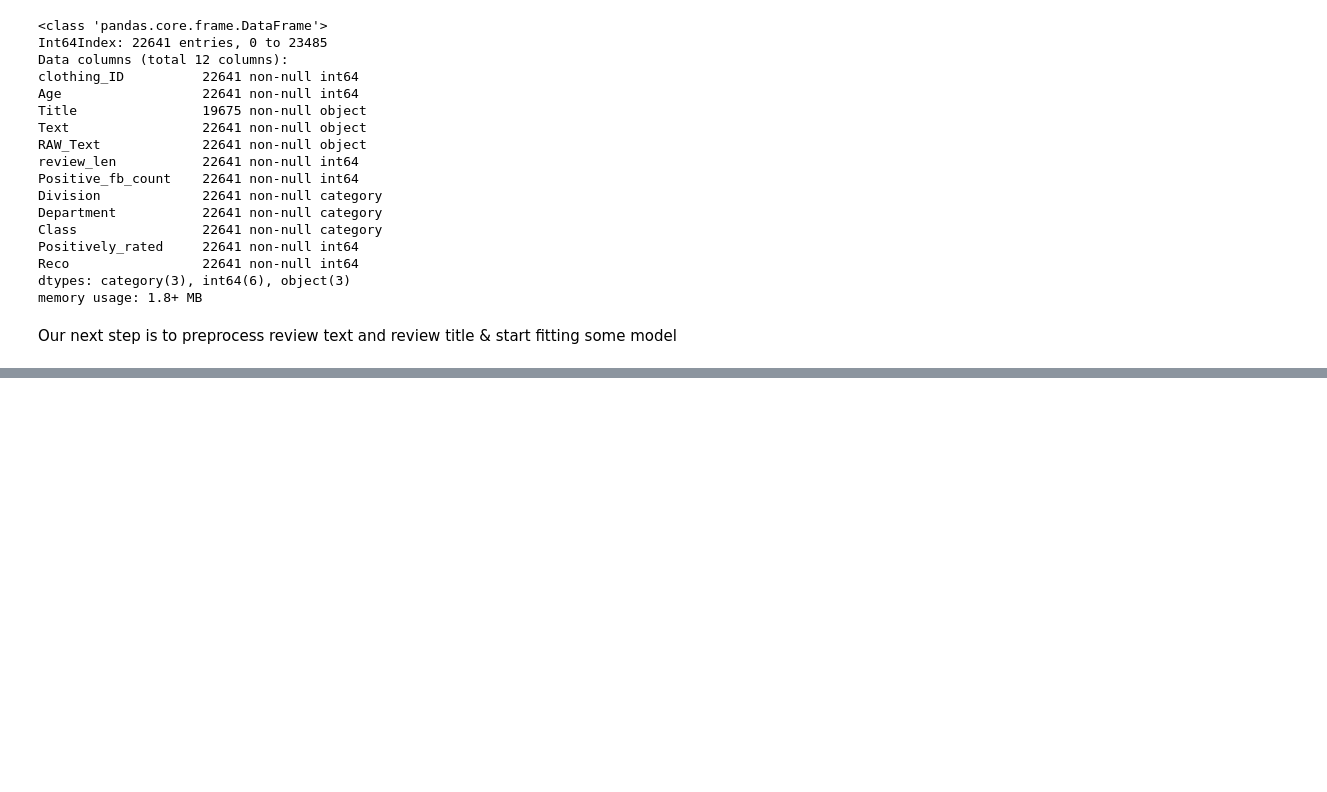
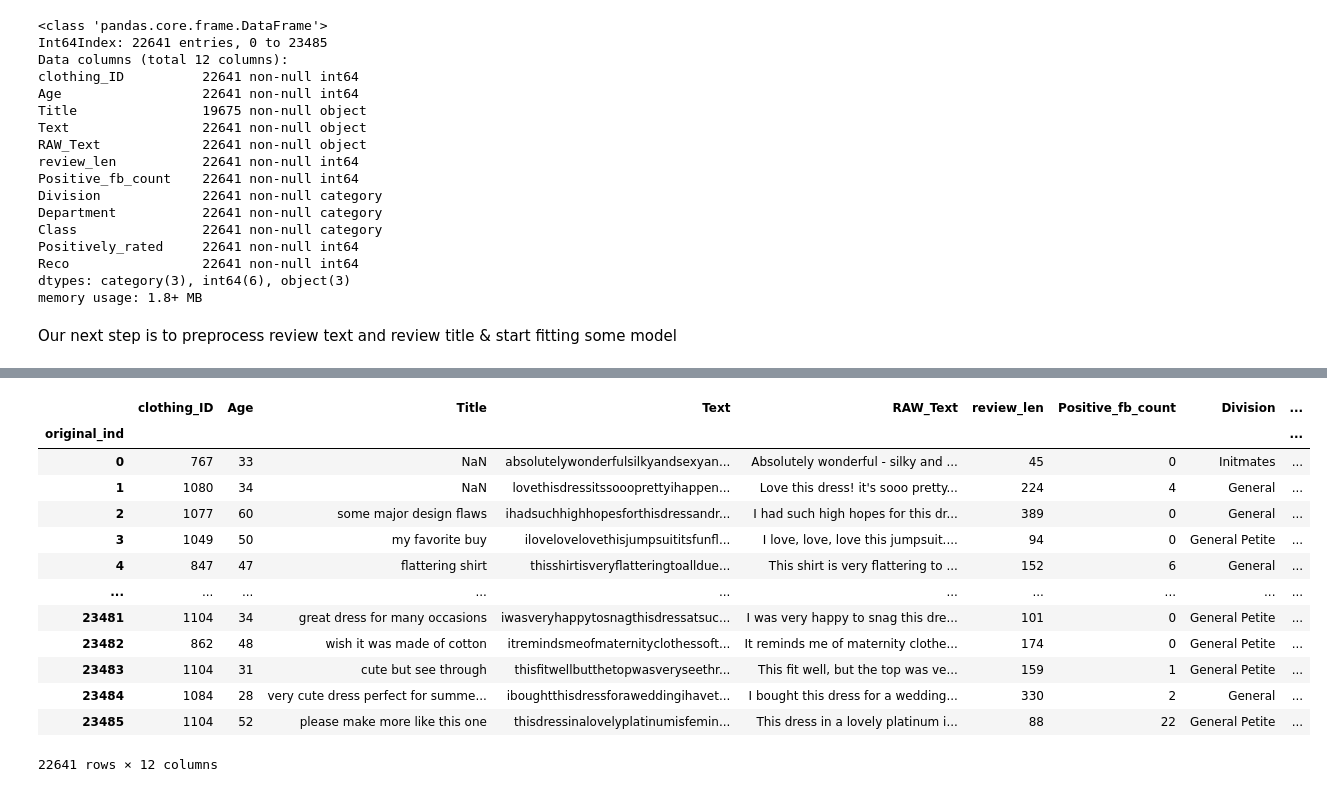
Before and after one commit to ZeeTsing/Ecommerce_women_clothing, a Jupyter notebook: 0_Data_cleaning_EDA.ipynb, the cells around one changed output, grey strips where cells are left out. Drawn from its saved outputs; the diff is of its cells as text; code cells hidden in the pictures; blank space fills up the shorter version.

```diff
--- a/0_Data_cleaning_EDA.ipynb
+++ b/0_Data_cleaning_EDA.ipynb
@@ -301,0 +313,17 @@ Our next step is to preprocess review text and review title & start fitting some
+# %%
+df
+# %% [output]
+|  | clothing_ID | Age | Title | Text | RAW_Text | review_len | Positive_fb_count | Division | ... |
+| original_ind |  |  |  |  |  |  |  |  | ... |
+| 0 | 767 | 33 | NaN | absolutelywonderfulsilkyandsexyan... | Absolutely wonderful - silky and ... | 45 | 0 | Initmates | ... |
+| 1 | 1080 | 34 | NaN | lovethisdressitssoooprettyihappen... | Love this dress! it's sooo pretty... | 224 | 4 | General | ... |
+| 2 | 1077 | 60 | some major design flaws | ihadsuchhighhopesforthisdressandr... | I had such high hopes for this dr... | 389 | 0 | General | ... |
+| 3 | 1049 | 50 | my favorite buy | ilovelovelovethisjumpsuititsfunfl... | I love, love, love this jumpsuit.... | 94 | 0 | General Petite | ... |
+| 4 | 847 | 47 | flattering shirt | thisshirtisveryflatteringtoalldue... | This shirt is very flattering to ... | 152 | 6 | General | ... |
+| ... | ... | ... | ... | ... | ... | ... | ... | ... | ... |
+| 23481 | 1104 | 34 | great dress for many occasions | iwasveryhappytosnagthisdressatsuc... | I was very happy to snag this dre... | 101 | 0 | General Petite | ... |
+| 23482 | 862 | 48 | wish it was made of cotton | itremindsmeofmaternityclothessoft... | It reminds me of maternity clothe... | 174 | 0 | General Petite | ... |
+| 23483 | 1104 | 31 | cute but see through | thisfitwellbutthetopwasveryseethr... | This fit well, but the top was ve... | 159 | 1 | General Petite | ... |
+| 23484 | 1084 | 28 | very cute dress perfect for summe... | iboughtthisdressforaweddingihavet... | I bought this dress for a wedding... | 330 | 2 | General | ... |
+| 23485 | 1104 | 52 | please make more like this one | thisdressinalovelyplatinumisfemin... | This dress in a lovely platinum i... | 88 | 22 | General Petite | ... |
+22641 rows × 12 columns
```
Also changed, not shown: parts of 4 cells of this notebook, 1 other file.
